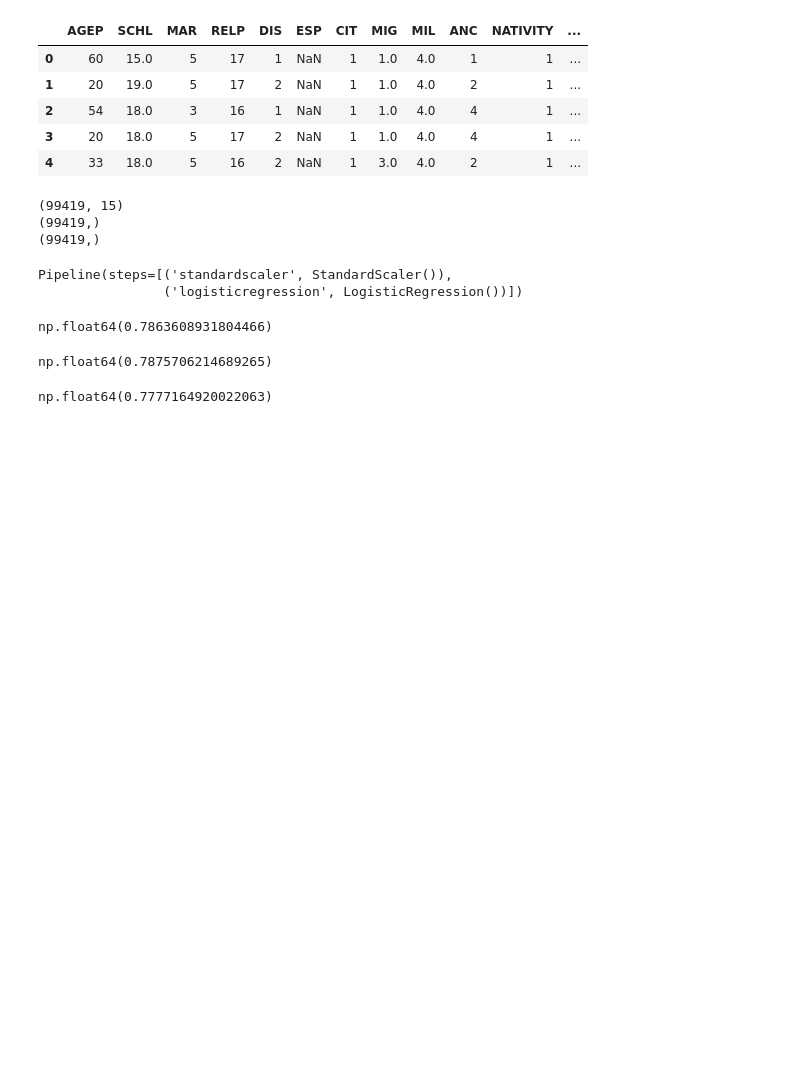
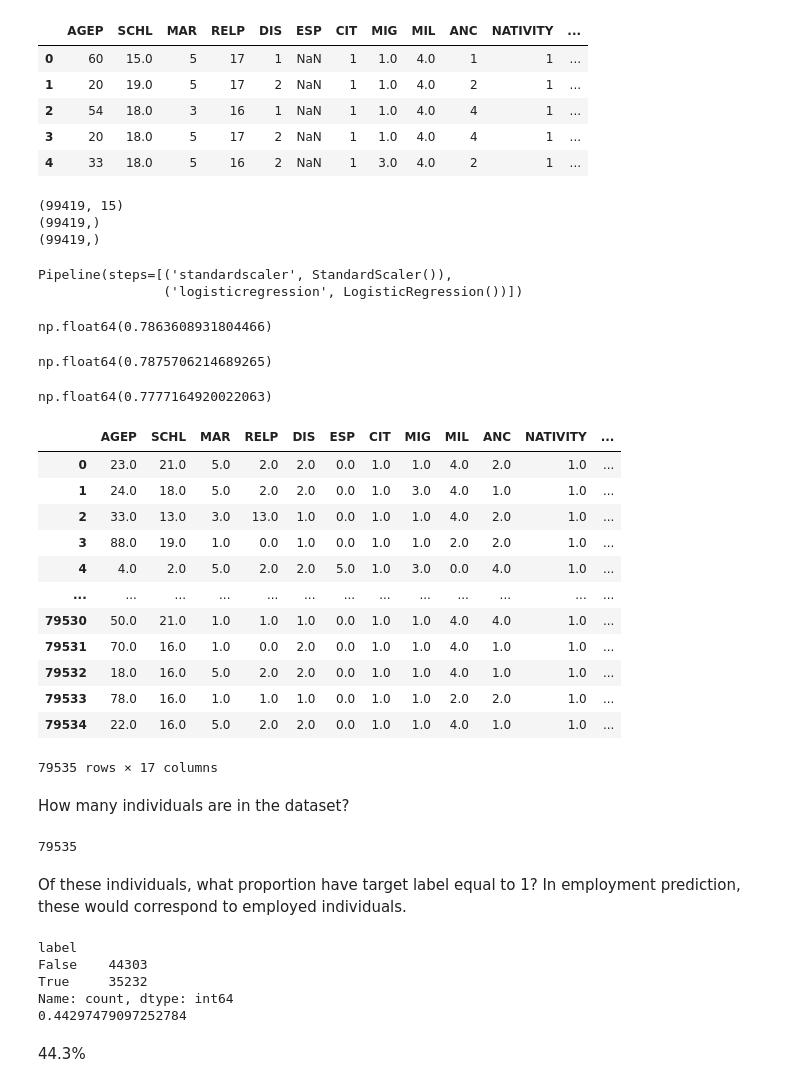
Before and after one commit to ellisterling/ellisterling.github.io, a Jupyter notebook: posts/auditing_bias/index.ipynb, the cells around one changed output. Drawn from its saved outputs; the diff is of its cells as text; code cells hidden in the pictures; blank space fills up the shorter version.

```diff
--- a/posts/auditing_bias/index.ipynb
+++ b/posts/auditing_bias/index.ipynb
@@ -89,3 +89,43 @@ np.float64(0.7875706214689265)
 (y_hat == y_test)[group_test == 2].mean()
 # %% [output]
 np.float64(0.7777164920022063)
+# %%
+import pandas as pd
+df = pd.DataFrame(X_train, columns = features_to_use)
+df["group"] = group_train
+df["label"] = y_train
+# %%
+df
+# %% [output]
+|  | AGEP | SCHL | MAR | RELP | DIS | ESP | CIT | MIG | MIL | ANC | NATIVITY | ... |
+| 0 | 23.0 | 21.0 | 5.0 | 2.0 | 2.0 | 0.0 | 1.0 | 1.0 | 4.0 | 2.0 | 1.0 | ... |
+| 1 | 24.0 | 18.0 | 5.0 | 2.0 | 2.0 | 0.0 | 1.0 | 3.0 | 4.0 | 1.0 | 1.0 | ... |
+| 2 | 33.0 | 13.0 | 3.0 | 13.0 | 1.0 | 0.0 | 1.0 | 1.0 | 4.0 | 2.0 | 1.0 | ... |
+| 3 | 88.0 | 19.0 | 1.0 | 0.0 | 1.0 | 0.0 | 1.0 | 1.0 | 2.0 | 2.0 | 1.0 | ... |
+| 4 | 4.0 | 2.0 | 5.0 | 2.0 | 2.0 | 5.0 | 1.0 | 3.0 | 0.0 | 4.0 | 1.0 | ... |
+| ... | ... | ... | ... | ... | ... | ... | ... | ... | ... | ... | ... | ... |
+| 79530 | 50.0 | 21.0 | 1.0 | 1.0 | 1.0 | 0.0 | 1.0 | 1.0 | 4.0 | 4.0 | 1.0 | ... |
+| 79531 | 70.0 | 16.0 | 1.0 | 0.0 | 2.0 | 0.0 | 1.0 | 1.0 | 4.0 | 1.0 | 1.0 | ... |
+| 79532 | 18.0 | 16.0 | 5.0 | 2.0 | 2.0 | 0.0 | 1.0 | 1.0 | 4.0 | 1.0 | 1.0 | ... |
+| 79533 | 78.0 | 16.0 | 1.0 | 1.0 | 1.0 | 0.0 | 1.0 | 1.0 | 2.0 | 2.0 | 1.0 | ... |
+| 79534 | 22.0 | 16.0 | 5.0 | 2.0 | 2.0 | 0.0 | 1.0 | 1.0 | 4.0 | 1.0 | 1.0 | ... |
+79535 rows × 17 columns
+# %% [markdown]
+How many individuals are in the dataset?
+# %%
+len(df)
+# %% [output]
+79535
+# %% [markdown]
+Of ‍‍‍‍‍‍‍‍‍‍‍‍‍‍‍‍‍‍‍‍these ‍‍‍‍‍‍‍‍‍‍‍‍‍‍‍‍‍‍‍‍individuals, ‍‍‍‍‍‍‍‍‍‍‍‍‍‍‍‍‍‍‍‍what ‍‍‍‍‍‍‍‍‍‍‍‍‍‍‍‍‍‍‍‍proportion ‍‍‍‍‍‍‍‍‍‍‍‍‍‍‍‍‍‍‍‍have ‍‍‍‍‍‍‍‍‍‍‍‍‍‍‍‍‍target ‍‍‍‍‍‍‍‍‍‍‍‍‍‍‍‍‍‍‍‍label ‍‍‍‍‍‍‍‍‍‍‍‍‍‍‍‍‍‍‍‍equal ‍‍‍‍‍‍‍‍‍‍‍‍‍‍‍‍‍‍‍‍to ‍‍‍‍‍‍‍‍‍‍‍‍‍‍‍‍‍‍‍‍1? ‍‍‍‍‍‍‍‍‍‍‍‍‍‍‍‍‍‍‍‍In ‍‍‍‍‍‍‍‍‍‍‍‍‍‍‍‍‍‍‍‍employment ‍‍‍‍‍‍‍‍‍‍‍‍‍‍‍‍‍‍‍‍prediction, ‍‍‍‍‍‍‍‍‍‍‍‍‍‍‍‍‍‍‍‍these ‍‍‍‍‍‍‍‍‍‍‍‍‍‍‍‍‍‍‍‍would ‍‍‍‍‍‍‍‍‍‍‍‍‍‍‍‍‍‍‍‍correspond ‍‍‍‍‍‍‍‍‍‍‍‍‍‍‍‍‍‍‍‍to ‍‍‍‍‍‍‍‍‍‍‍‍‍‍‍‍‍‍‍‍employed ‍‍‍‍‍‍‍‍‍‍‍‍‍‍‍‍‍‍‍‍individuals.
+# %%
+print(df["label"].value_counts())
+print(35232/(35232+44303))
+# %% [output]
+label
+False    44303
+True     35232
+Name: count, dtype: int64
+0.44297479097252784
+# %% [markdown]
+44.3%
```
Also changed, not shown: parts of 5 cells of this notebook, 3 other files.
